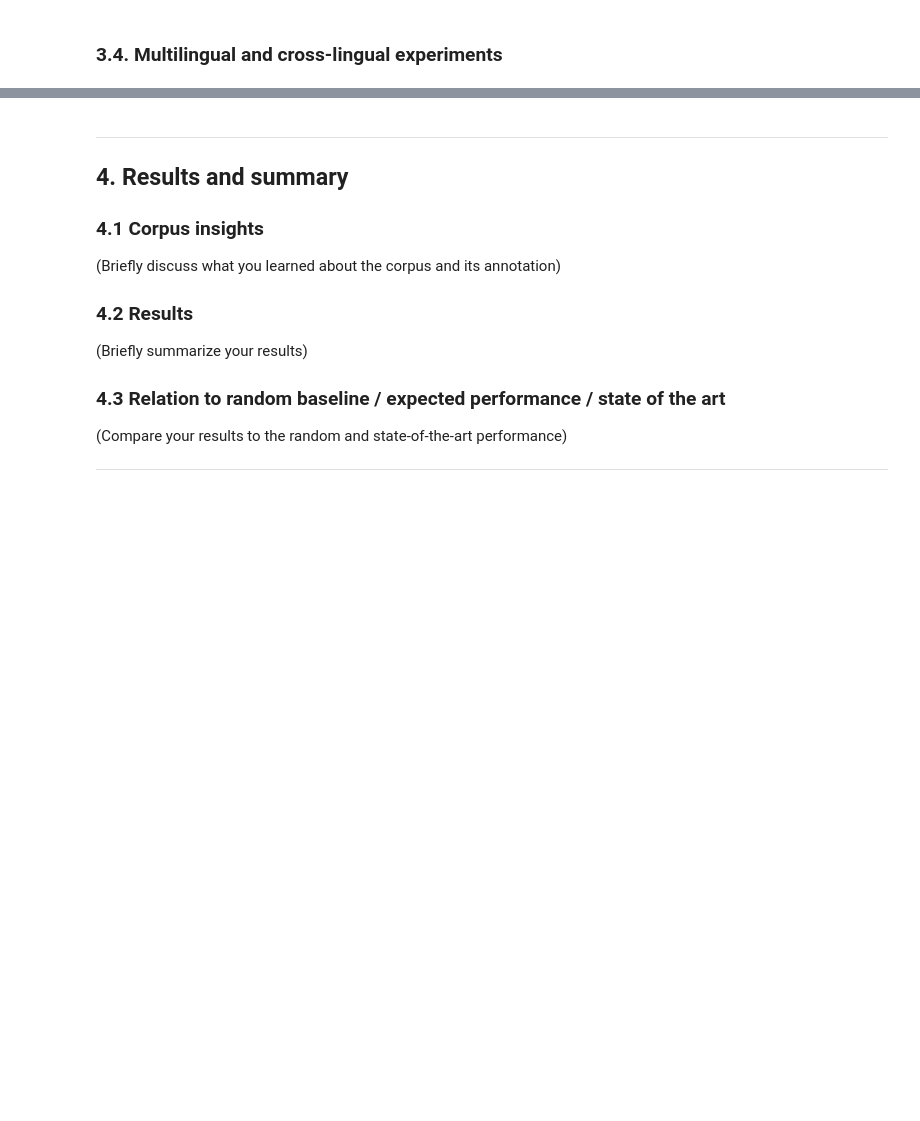
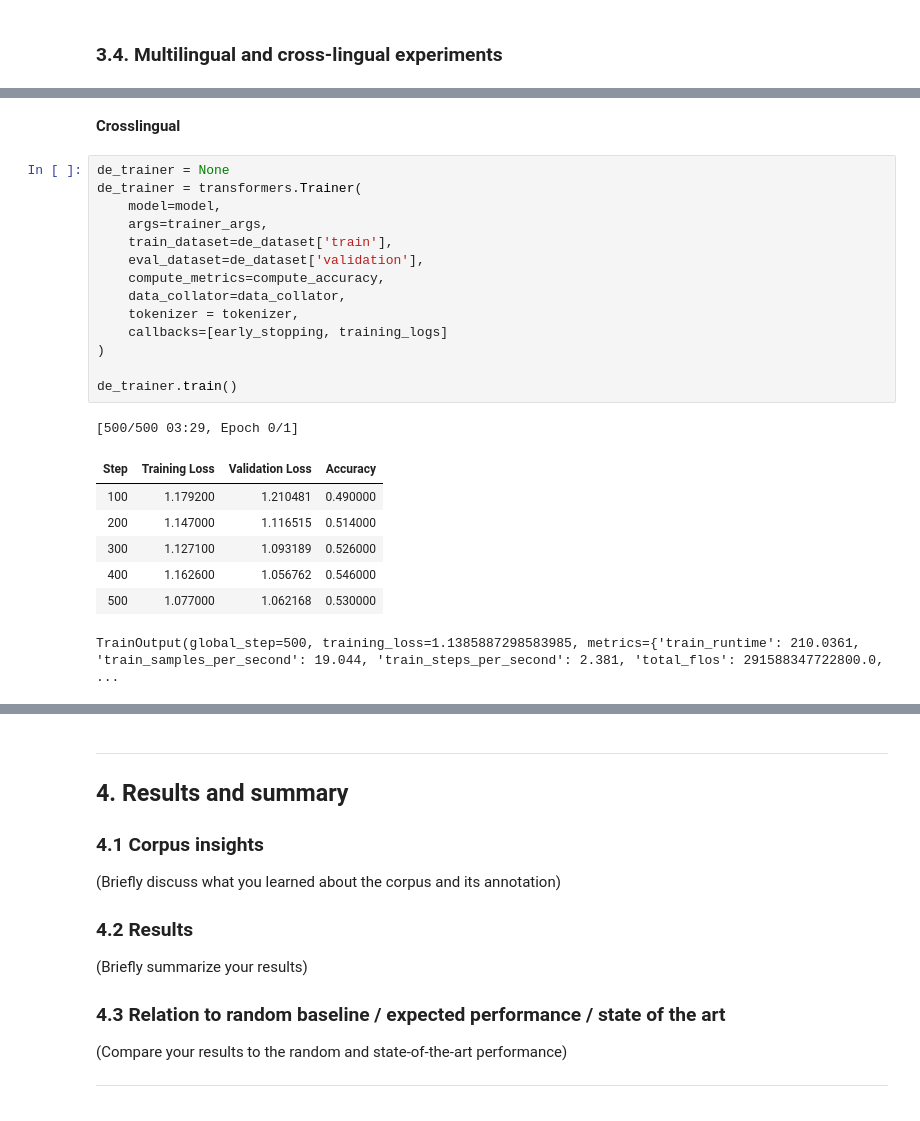
Before and after one commit to maryamteimouri/DL-HTL-course-project, a Jupyter notebook: DL_HTL_course_project.ipynb, the cells around one changed output, grey strips where cells are left out. Drawn from its saved outputs; the diff is of its cells as text; blank space fills up the shorter version.

```diff
--- a/DL_HTL_course_project.ipynb
+++ b/DL_HTL_course_project.ipynb
@@ -176,0 +299,25 @@ ValueError: ignored
+# %% [markdown]
+**Crosslingual**
+# %%
+de_trainer = None
+de_trainer = transformers.Trainer(
+    model=model,
+    args=trainer_args,
+    train_dataset=de_dataset['train'],
+    eval_dataset=de_dataset['validation'],
+    compute_metrics=compute_accuracy,
+    data_collator=data_collator,
+    tokenizer = tokenizer,
+    callbacks=[early_stopping, training_logs]
+)
+
+de_trainer.train()
+# %% [output]
+[500/500 03:29, Epoch 0/1]
+| Step | Training Loss | Validation Loss | Accuracy |
+| 100 | 1.179200 | 1.210481 | 0.490000 |
+| 200 | 1.147000 | 1.116515 | 0.514000 |
+| 300 | 1.127100 | 1.093189 | 0.526000 |
+| 400 | 1.162600 | 1.056762 | 0.546000 |
+| 500 | 1.077000 | 1.062168 | 0.530000 |
+TrainOutput(global_step=500, training_loss=1.1385887298583985, metrics={'train_runtime': 210.0361, 'train_samples_per_second': 19.044, 'train_steps_per_second': 2.381, 'total_flos': 291588347722800.0, ...
```
Also changed, not shown: parts of 17 cells of this notebook.
